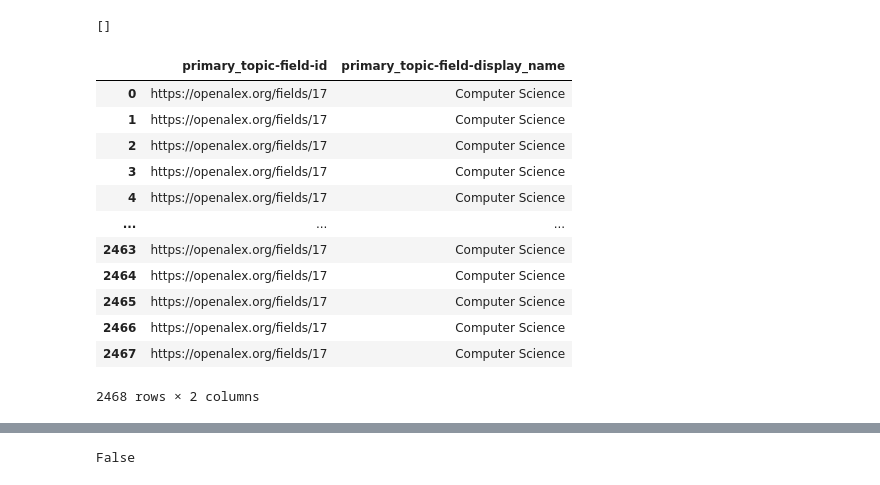
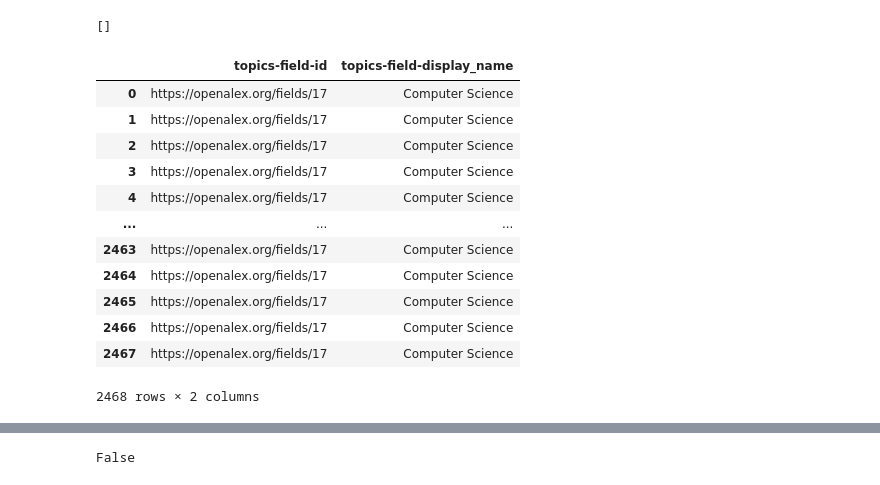
Before and after one commit to senderrr/OpenAlex, a Jupyter notebook: OpenAlexSource.ipynb, the cells around one changed output, grey strips where cells are left out. Cells and saved outputs as stored; diff of their text form; code cells hidden in the pictures.

```diff
--- a/OpenAlexSource.ipynb
+++ b/OpenAlexSource.ipynb
@@ -249,7 +250,7 @@ df.head()
 # %%
 # what was , 'min', 'max'
 # Create new DataFrame to concat original data from
-cleaned_df = df[['id', 'doi', 'type', 'title', 'publication_year', 'publication_date', 'topics',
+cleaned_df = df[['id', 'doi', 'type', 'title', 'publication_year', 'publication_date', 'primary_topic', 'topics',
        'language', 'retracted', 'index location', 'is_oa',
        'oa_status', 'license', 'primary_location-source-display_name',
        'apc_list', 'apc_paid', 'fwci', 'has_fulltext','cited_by_count',
@@ -391,5 +435,5 @@ institutions_df.head(50)
 # %%
 topics_df = CleanJSON('topics', cleaned_df)
-topics_df = topics_df.rename(columns={'id': 'primary_topic-id', 'display_name': 'primary_topic-display_name'})
+topics_df = topics_df.rename(columns={'id': 'topics-id', 'display_name': 'topics-display_name'})
 topics_df
 # %% [output]
@@ -433,16 +481,16 @@ missing_index(topics_df)
 # %%
 subfield_df = pd.json_normalize(topics_df['subfield'])
 field_df = pd.json_normalize(topics_df['field'])
 domain_df = pd.json_normalize(topics_df['domain'])
 
 # rename
-subfield_df = subfield_df.rename(columns={'id': 'primary_topic-subfield-id', 'display_name': 'primary_topic-subfield-display_name'})
-field_df = field_df.rename(columns={'id': 'primary_topic-field-id', 'display_name': 'primary_topic-field-display_name'})
-domain_df = domain_df.rename(columns={'id': 'primary_topic-domain-id', 'display_name': 'primary_topic-domain-display_name'})
+subfield_df = subfield_df.rename(columns={'id': 'topics-subfield-id', 'display_name': 'topics-subfield-display_name'})
+field_df = field_df.rename(columns={'id': 'topics-field-id', 'display_name': 'topics-field-display_name'})
+domain_df = domain_df.rename(columns={'id': 'topics-domain-id', 'display_name': 'topics-domain-display_name'})
 
 field_df
 # %% [output]
-|  | primary_topic-field-id | primary_topic-field-display_name |
+|  | topics-field-id | topics-field-display_name |
 | 0 | https://openalex.org/fields/17 | Computer Science |
 | 1 | https://openalex.org/fields/17 | Computer Science |
 | 2 | https://openalex.org/fields/17 | Computer Science |
```
Also changed, not shown: parts of 26 cells of this notebook, 2 other files.
